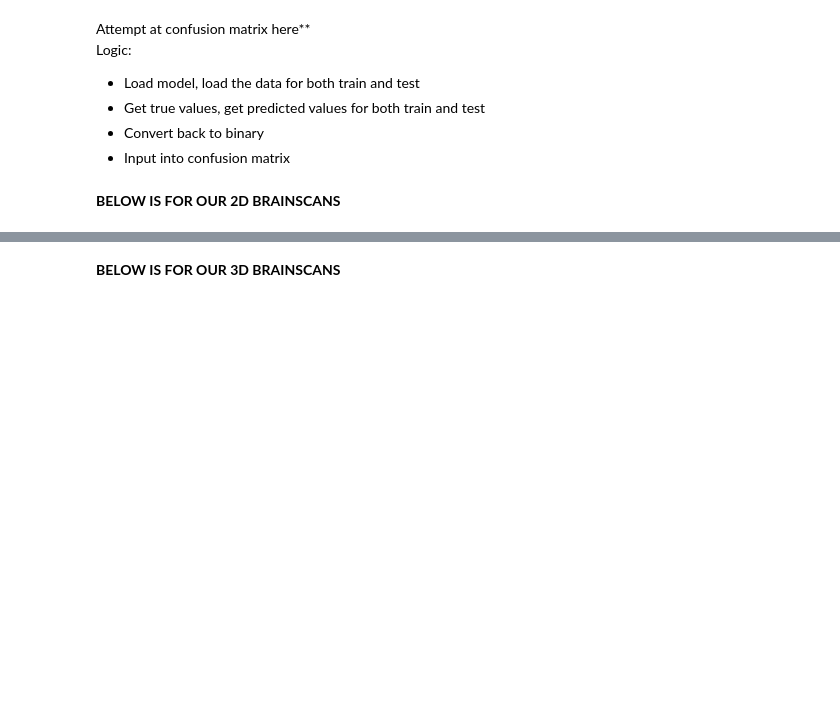
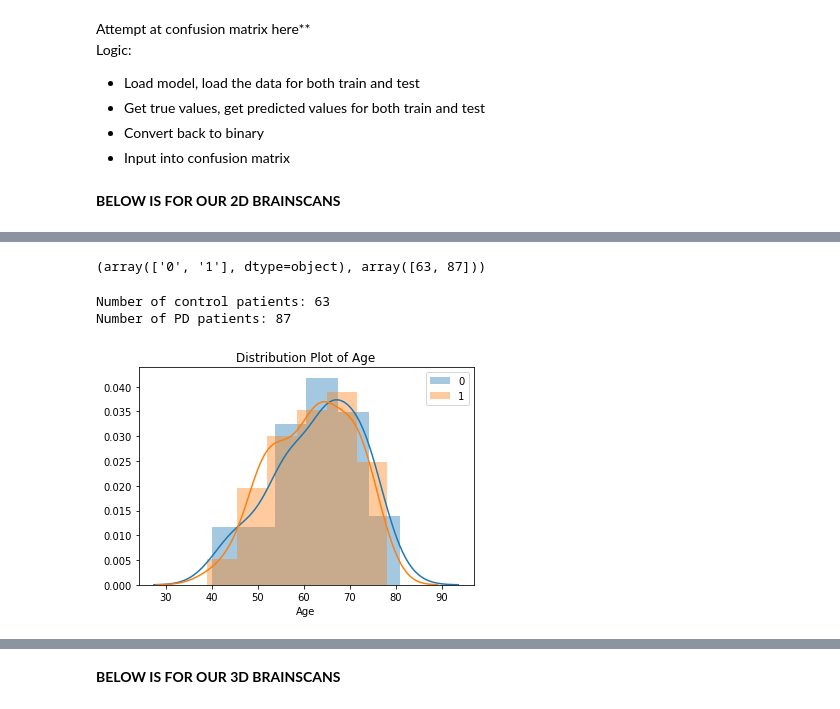
Before and after one commit to StevenVuong/MSc_Project, a Jupyter notebook: misc4.ipynb, the cells around one changed output, grey strips where cells are left out. Cells and saved outputs as stored; diff of their text form; code cells hidden in the pictures; blank space fills up the shorter version.

```diff
--- a/misc4.ipynb
+++ b/misc4.ipynb
@@ -153,0 +166,10 @@ np.shape(y_preds[0])
+# %%
+# turn into a dataframe
+train_df = pd.DataFrame(patient_train_info)
+train_df.columns=['ImageID', 'Gender', 'Group', 'Age']
+train_df = train_df[::2] # take every second row (Because we have duplicates)
+
+# turn age to integers
+train_df['Age'] = train_df['Age'].astype(int)
+
+train_df.head()
@@ -153,0 +183,24 @@ np.shape(y_preds[0])
+# %%
+# count number with PD and number of controls, 0 is Control, 1 is PD
+np.unique(train_df.Group, return_counts=True) # 337 patients
+# %% [output]
+(array(['0', '1'], dtype=object), array([63, 87]))
+# %%
+# establish control and pd df's
+df_control = train_df[train_df.Group == '0'] # for control, keep duplicate subject n.o's
+df_pd = train_df[train_df.Group == '1'] # so we keep duplicates for both groups anyhow
+# %%
+print ("Number of control patients: %d " % len(df_control))
+print ("Number of PD patients: %d " % len(df_pd))
+# %% [output]
+Number of control patients: 63
+Number of PD patients: 87
+# %%
+# seaborn distribution plot
+sns.distplot(df_control.Age, rug=False, label='0')
+sns.distplot(df_pd.Age, rug=False, label='1')
+plt.title('Distribution Plot of Age')
+plt.legend()
+plt.show() # pd has a slightly older distribution than control
+# %% [output]
+[figure, added]
```
Also changed, not shown: parts of 12 cells of this notebook.
